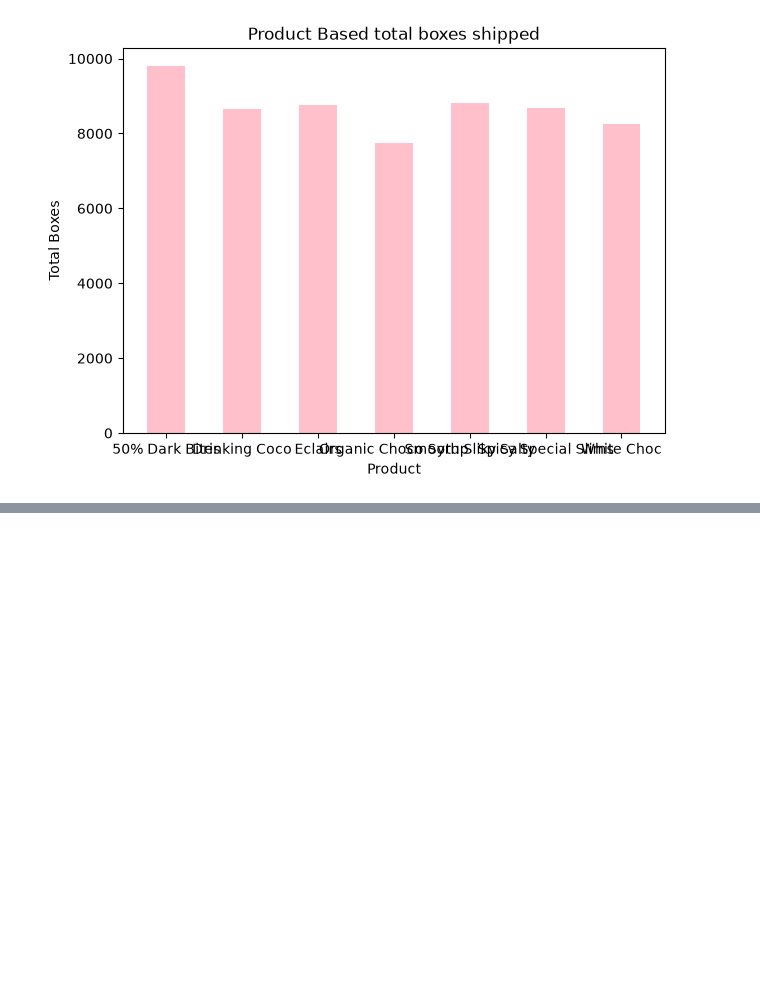
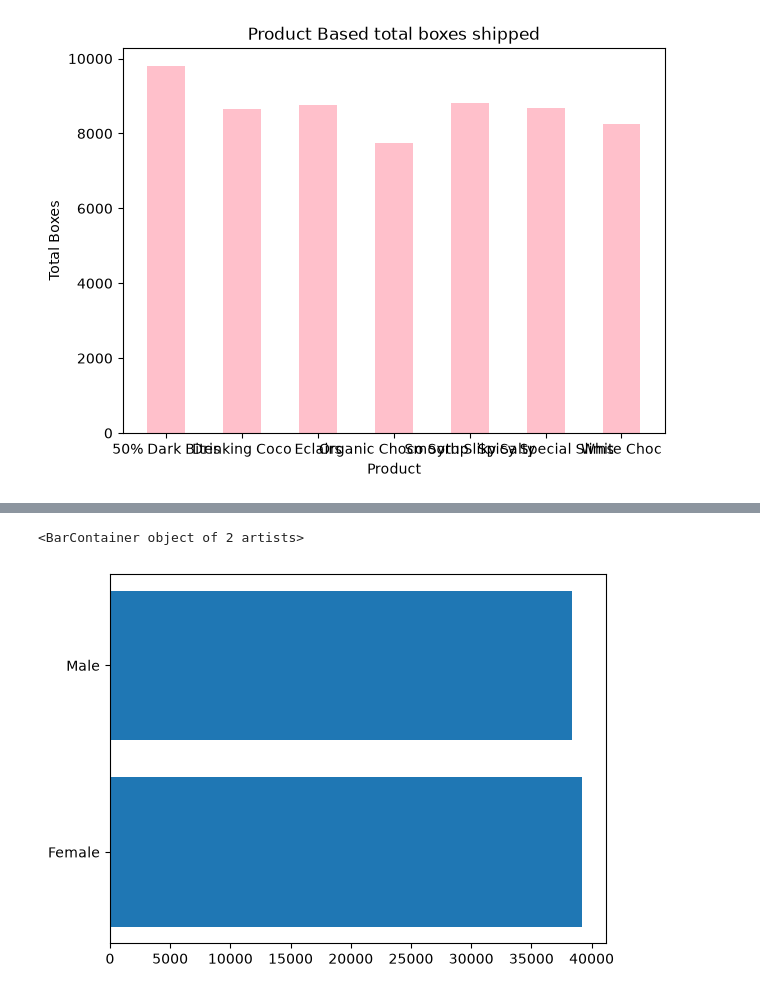
Before and after one commit to saileshchikkam/GEN-Ai, a Jupyter notebook: Machine Learning/Prerequisites/MatplotLib/Getting_Started.ipynb, the cells around one changed output, grey strips where cells are left out. Cells and saved outputs as stored; diff of their text form; code cells hidden in the pictures; blank space fills up the shorter version.

```diff
--- a/Machine Learning/Prerequisites/MatplotLib/Getting_Started.ipynb
+++ b/Machine Learning/Prerequisites/MatplotLib/Getting_Started.ipynb
@@ -1135,0 +1163,5 @@ plt.bar(x,y,width = 0.5,color = 'pink')
+# %%
+plt.barh(df.index,df.values)
+# %% [output]
+<BarContainer object of 2 artists>
+[figure, added]
```
Also changed, not shown: parts of 48 cells of this notebook.
